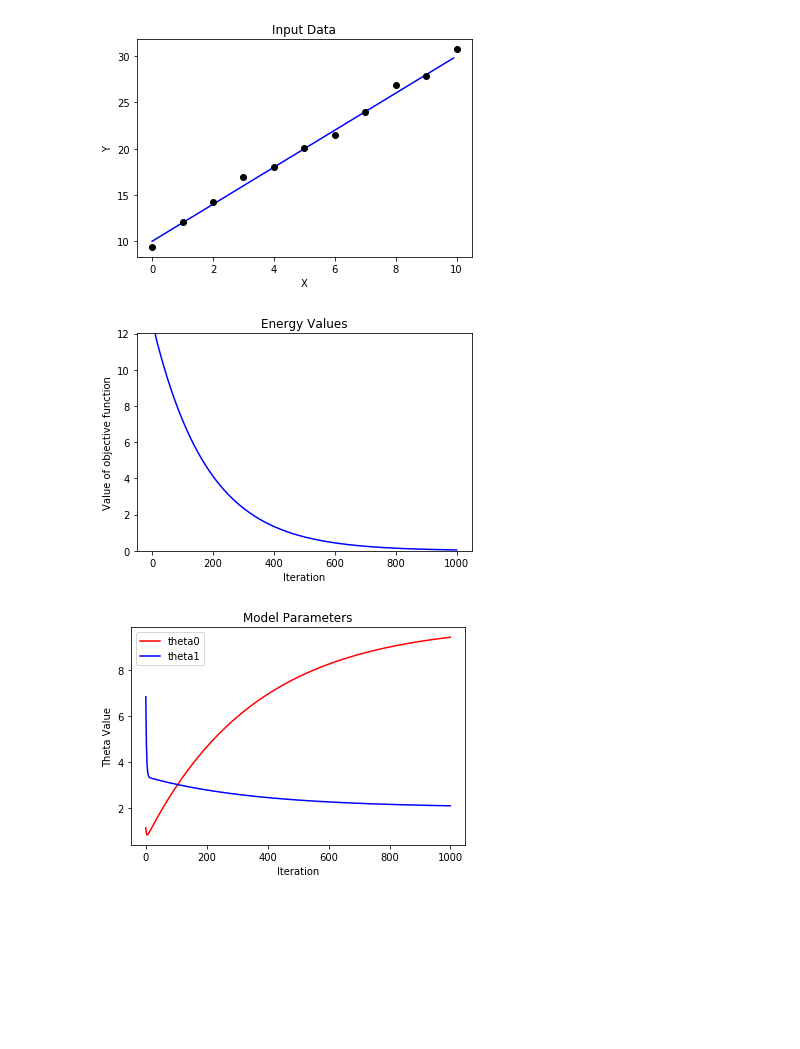
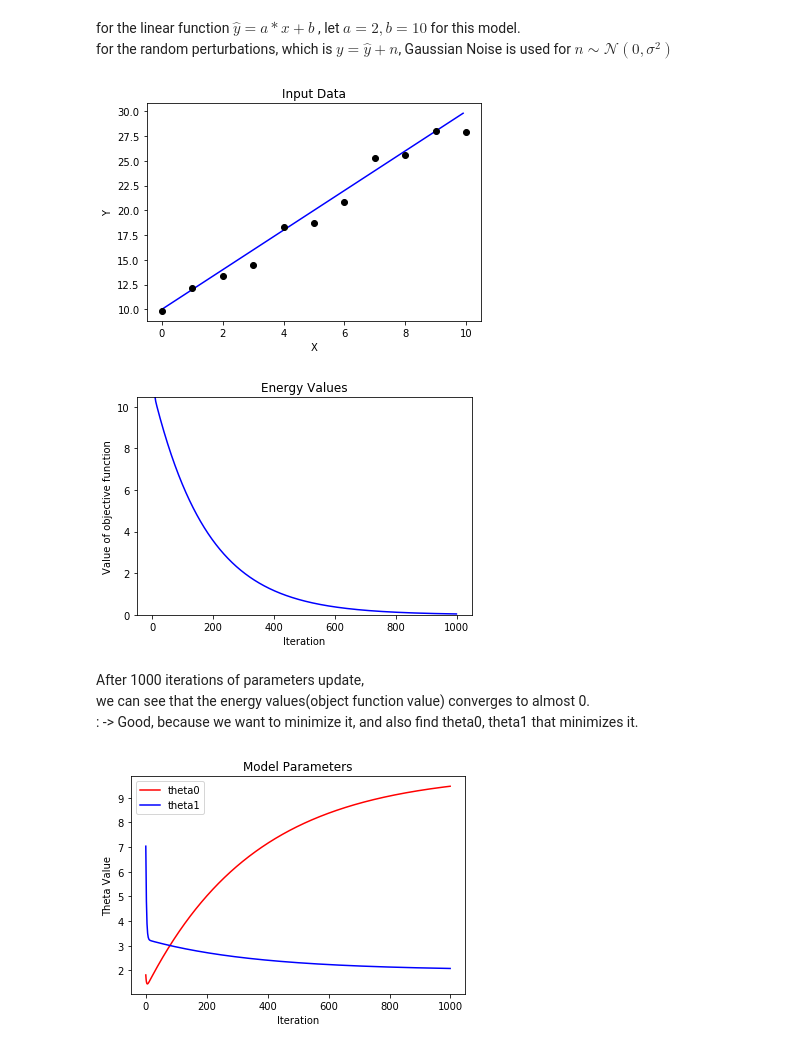
Before and after one commit to HeegonJin/lec_MachineLearning, a Jupyter notebook: assignment02.ipynb, the cells around one changed output. Saved outputs shown, nothing was run; the diff lists cells and outputs as text; code cells hidden in the pictures; blank space fills up the shorter version.

```diff
--- a/assignment02.ipynb
+++ b/assignment02.ipynb
@@ -4,25 +4,28 @@ import matplotlib.pyplot as plt
 import numpy as np
 import random
 %matplotlib inline
+# %% [markdown]
+for the linear function $\hat{y}= a*x + b$ , let $a=2, b= 10$ for this model.
+for the random perturbations, which is $ y = \hat{y} + n$, Gaussian Noise is used for $n \sim \mathcal{N}(0, \sigma^2)$
 # %%
 x = np.arange(0,10,0.1)
 y = 2*x + 10 # a= 2, b = 10
 plt.title('Input Data')
 plt.plot(x, y, c= 'b')
 # a straight line that is the graph of a linear function (in blue color)
 
 m = np.arange(0,11,1) # m = 11
 noise = []
 
 for i in m:
-    noise.append(2*i +10 + random.uniform(-1,1))
+    noise.append(2*i +10 + np.random.normal(0,1)) #gaussian noise, changed from random.uniform to np.random.normal
 
 plt.plot(m, noise, 'ro', c = 'k')
 #a set of points that have random perturbations with respect to the straight line (in black color)
 
 plt.ylabel('Y')
 plt.xlabel('X')
 plt.show()
 # %% [output]
-[figure, old version]
+[figure, new version]
 # %%
@@ -77,7 +81,11 @@ plt.ylabel('Value of objective function')
 plt.xlabel('Iteration')
 plt.show()
 # %% [output]
-[figure, old version]
+[figure, new version]
+# %% [markdown]
+After 1000 iterations of parameters update,
+we can see that the energy values(object function value) converges to almost 0.
+: -> Good, because we want to minimize it, and also find theta0, theta1 that minimizes it.
 # %%
 x = np.arange(0,1000,1)
 y= []
@@ -96,7 +104,7 @@ plt.plot(x, y, c= 'b') #theta1
 plt.legend(['theta0','theta1'])
 plt.show()
 # %% [output]
-[figure, old version]
+[figure, new version]
 # %%
 x = np.arange(0,10,0.1)
 y = []
```
Also changed, not shown: parts of 6 cells of this notebook.
